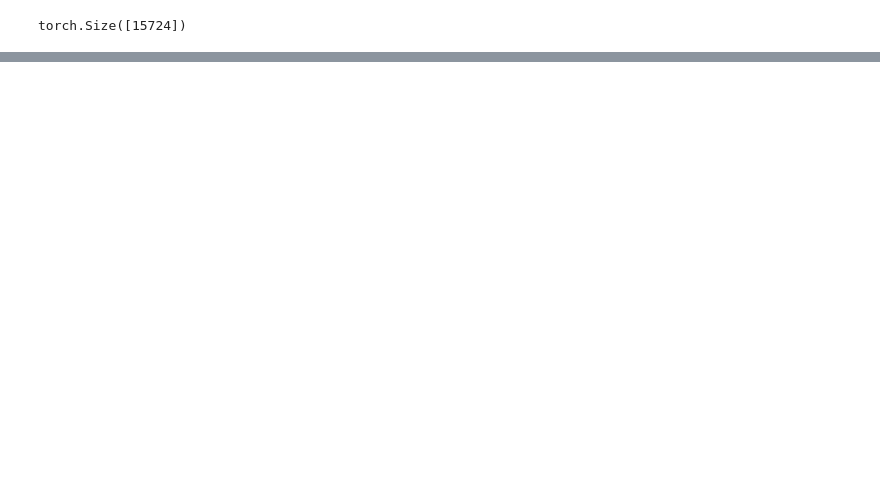
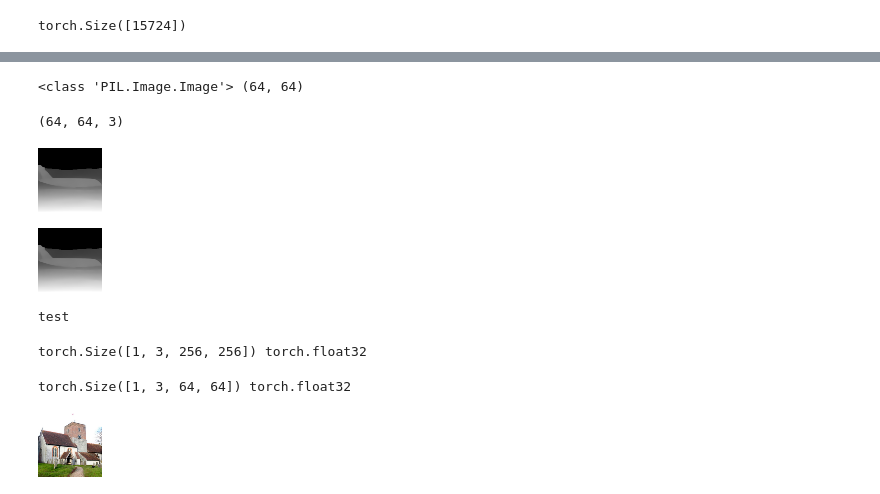
Before and after one commit to ichiyan/brain-decoding, a Jupyter notebook: scripts/reconstruction.ipynb, the cells around one changed output, grey strips where cells are left out. Cells and saved outputs as stored; diff of their text form; code cells hidden in the pictures; blank space fills up the shorter version.

```diff
--- a/scripts/reconstruction.ipynb
+++ b/scripts/reconstruction.ipynb
@@ -236,0 +388,13 @@ torch.Size([15724])
+# %%
+from controlnet_aux.midas import MidasDetector
+
+midas_depth = MidasDetector.from_pretrained(
+  "valhalla/t2iadapter-aux-models", filename="dpt_large_384.pt", model_type="dpt_large"
+).to(device)
+# %%
+ndx=110
+
+with torch.no_grad():
+    for ndx, (voxel, img, coco) in enumerate(islice(val_data, ndx, ndx+1)):
+        print(type(img), img.shape)
+        break
@@ -236,0 +412,40 @@ torch.Size([15724])
+# %%
+dp = midas_depth(transforms.ToPILImage()(img[0]), detect_resolution=256, image_resolution=64)
+# dp = midas_depth(midas_depth(img[0].permute(1,2,0), detect_resolution=256, image_resolution=64))
+# %%
+print(type(dp), dp.size)
+# %% [output]
+<class 'PIL.Image.Image'> (64, 64)
+# %%
+arr = np.array(dp)
+print(arr.shape)
+# %% [output]
+(64, 64, 3)
+# %%
+Image.fromarray(arr)
+# %% [output]
+[figure, added]
+# %%
+dp1 = transforms.ToTensor()(dp)
+transforms.ToPILImage()(dp1)
+# %% [output]
+[figure, added]
+# %%
+if not None:
+    print("test")
+# %% [output]
+test
+# %%
+print(img_input.shape, img_input.dtype)
+# %% [output]
+torch.Size([1, 3, 256, 256]) torch.float32
+# %%
+test = transforms.functional.resize(img_input,(64,64))
+print(test.shape, test.dtype)
+# img = torch.tensor(np.array(img)).float()
+# %% [output]
+torch.Size([1, 3, 64, 64]) torch.float32
+# %%
+transforms.ToPILImage()(test[0])
+# %% [output]
+[figure, added]
```
Also changed, not shown: parts of 38 cells of this notebook, 23 other files.
